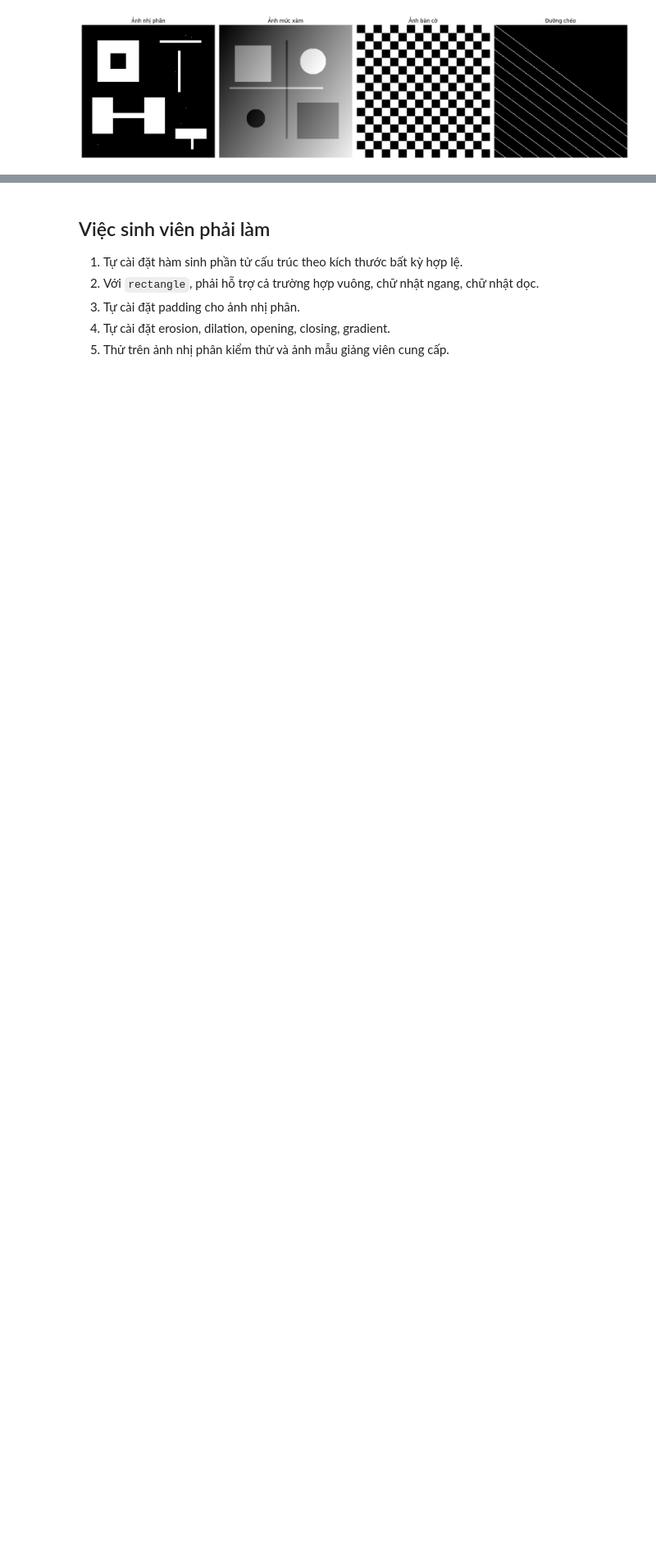
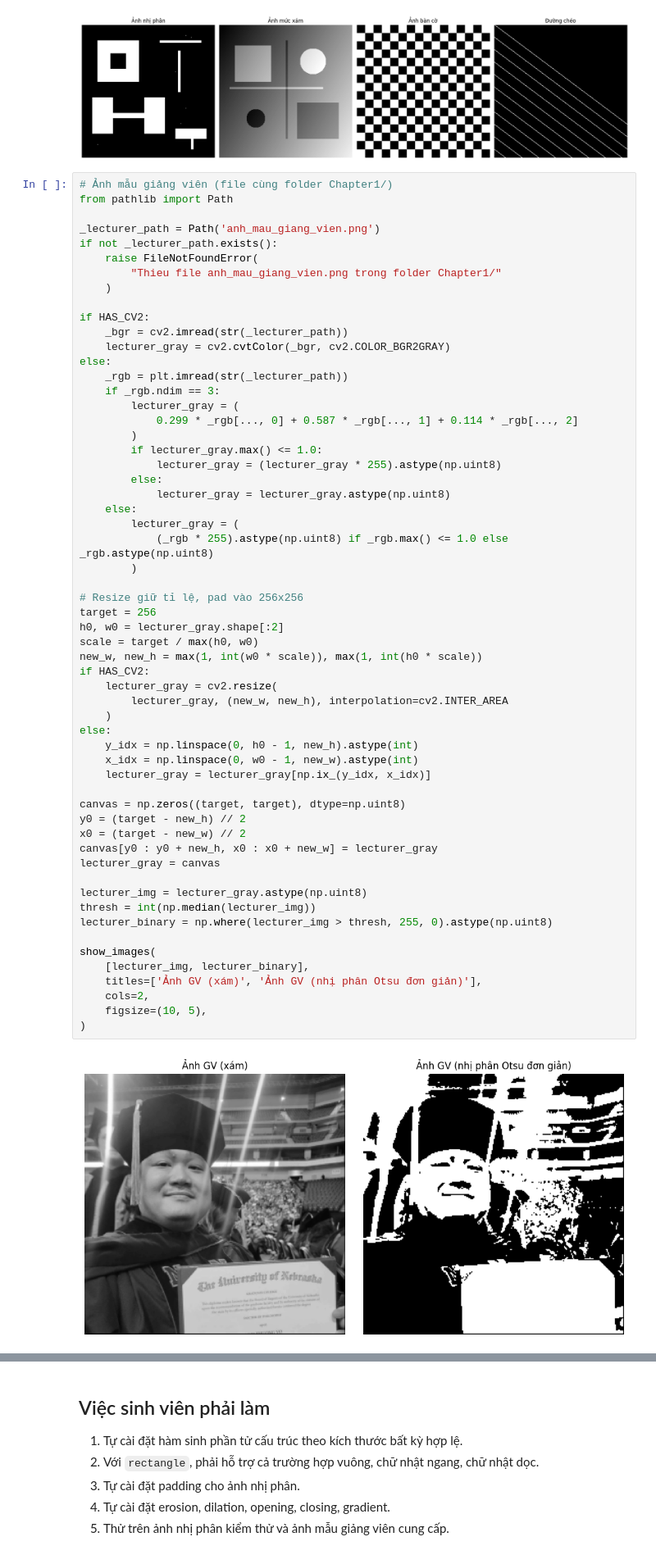
Before and after one commit to rosdev29/UTH-CV-BaiTap, a Jupyter notebook: Chapter1/bai_tap_thuc_hanh_xu_ly_anh_3-2.ipynb, the cells around one changed output, grey strips where cells are left out. Shown at 82% size. Saved outputs shown, nothing was run; the diff lists cells and outputs as text; blank space fills up the shorter version.

```diff
--- a/Chapter1/bai_tap_thuc_hanh_xu_ly_anh_3-2.ipynb
+++ b/Chapter1/bai_tap_thuc_hanh_xu_ly_anh_3-2.ipynb
@@ -117,6 +117,66 @@ show_images(
 )
 # %% [output]
 [figure]
+# %%
+# Ảnh mẫu giảng viên (file cùng folder Chapter1/)
+from pathlib import Path
+
+_lecturer_path = Path('anh_mau_giang_vien.png')
+if not _lecturer_path.exists():
+    raise FileNotFoundError(
+        "Thieu file anh_mau_giang_vien.png trong folder Chapter1/"
+    )
+
+if HAS_CV2:
+    _bgr = cv2.imread(str(_lecturer_path))
+    lecturer_gray = cv2.cvtColor(_bgr, cv2.COLOR_BGR2GRAY)
+else:
+    _rgb = plt.imread(str(_lecturer_path))
+    if _rgb.ndim == 3:
+        lecturer_gray = (
+            0.299 * _rgb[..., 0] + 0.587 * _rgb[..., 1] + 0.114 * _rgb[..., 2]
+        )
+        if lecturer_gray.max() <= 1.0:
+            lecturer_gray = (lecturer_gray * 255).astype(np.uint8)
+        else:
+            lecturer_gray = lecturer_gray.astype(np.uint8)
+    else:
+        lecturer_gray = (
+            (_rgb * 255).astype(np.uint8) if _rgb.max() <= 1.0 else _rgb.astype(np.uint8)
+        )
+
+# Resize giữ tỉ lệ, pad vào 256x256
+target = 256
+h0, w0 = lecturer_gray.shape[:2]
+scale = target / max(h0, w0)
+new_w, new_h = max(1, int(w0 * scale)), max(1, int(h0 * scale))
+if HAS_CV2:
+    lecturer_gray = cv2.resize(
+        lecturer_gray, (new_w, new_h), interpolation=cv2.INTER_AREA
+    )
+else:
+    y_idx = np.linspace(0, h0 - 1, new_h).astype(int)
+    x_idx = np.linspace(0, w0 - 1, new_w).astype(int)
+    lecturer_gray = lecturer_gray[np.ix_(y_idx, x_idx)]
+
+canvas = np.zeros((target, target), dtype=np.uint8)
+y0 = (target - new_h) // 2
+x0 = (target - new_w) // 2
+canvas[y0 : y0 + new_h, x0 : x0 + new_w] = lecturer_gray
+lecturer_gray = canvas
+
+lecturer_img = lecturer_gray.astype(np.uint8)
+thresh = int(np.median(lecturer_img))
+lecturer_binary = np.where(lecturer_img > thresh, 255, 0).astype(np.uint8)
+
+show_images(
+    [lecturer_img, lecturer_binary],
+    titles=['Ảnh GV (xám)', 'Ảnh GV (nhị phân Otsu đơn giản)'],
+    cols=2,
+    figsize=(10, 5),
+)
+# %% [output]
+[figure, added]
 # %% [markdown]
 # Bài tập 1: Hình thái học toán học
 
```
Also changed, not shown: parts of 4 cells of this notebook, 3 other files.
